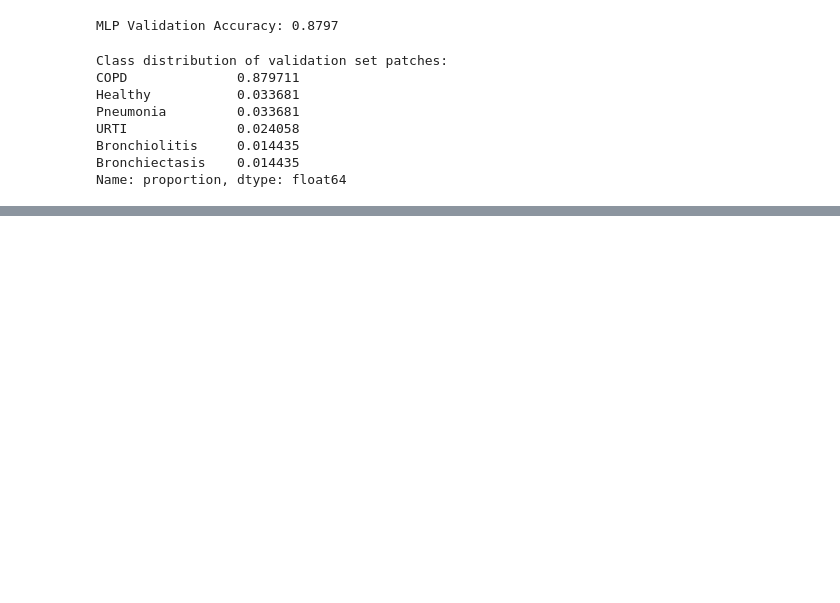
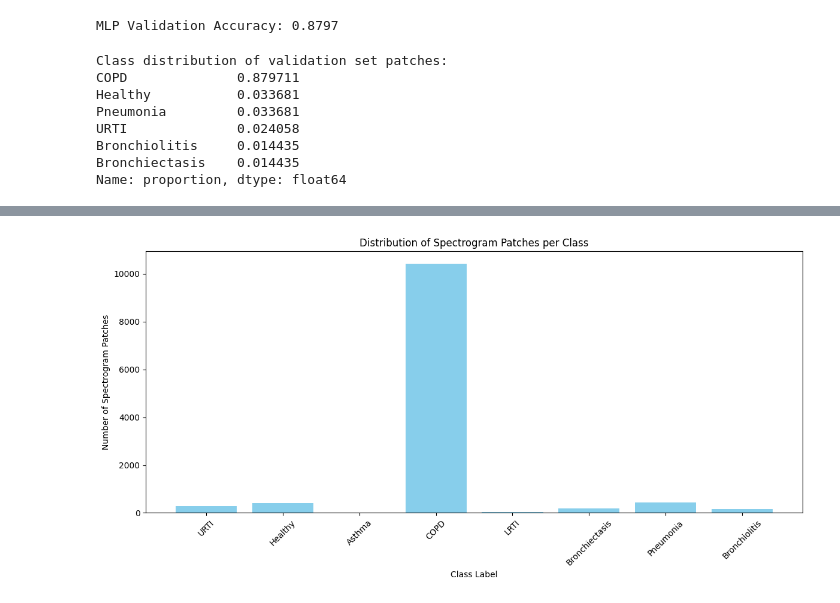
Before and after one commit to Mancupfire/Audio_in_LLM, a Jupyter notebook: model.ipynb, the cells around one changed output, grey strips where cells are left out. Saved outputs shown, nothing was run; the diff lists cells and outputs as text; code cells hidden in the pictures; blank space fills up the shorter version.

```diff
--- a/model.ipynb
+++ b/model.ipynb
@@ -54,0 +94,11 @@ for fname in tqdm(os.listdir(AUDIO_DIR)):
+# %%
+# Create a DataFrame to track the number of patches per class
+patch_counts = {}
+for label in label_map.keys():
+    patch_counts[label] = len([f for f in os.listdir(os.path.join(SPEC_DIR, label)) if f.endswith('.png')])
+df = pd.DataFrame({
+    'label': list(patch_counts.keys()),
+    'num_patches': list(patch_counts.values())
+})
+print("\nDataFrame of patch counts:")
+print(df)
@@ -467,0 +588,7 @@ Confusion Matrix:
+# %%
+df = pd.DataFrame({
+    'label': list(patch_counts.keys()),
+    'num_patches': list(patch_counts.values())
+})
+print("\nDataFrame of patch counts:")
+print(df)
@@ -467,0 +606,13 @@ Confusion Matrix:
+# %%
+import matplotlib.pyplot as plt
+# Plot the distribution of spectrogram patches per class
+plt.figure(figsize=(12, 6))
+plt.bar(df['label'], df['num_patches'], color='skyblue')
+plt.xlabel('Class Label')
+plt.ylabel('Number of Spectrogram Patches')
+plt.title('Distribution of Spectrogram Patches per Class')
+plt.xticks(rotation=45)
+plt.tight_layout()
+plt.show()
+# %% [output]
+[figure, added]
```
Also changed, not shown: parts of 11 cells of this notebook.
